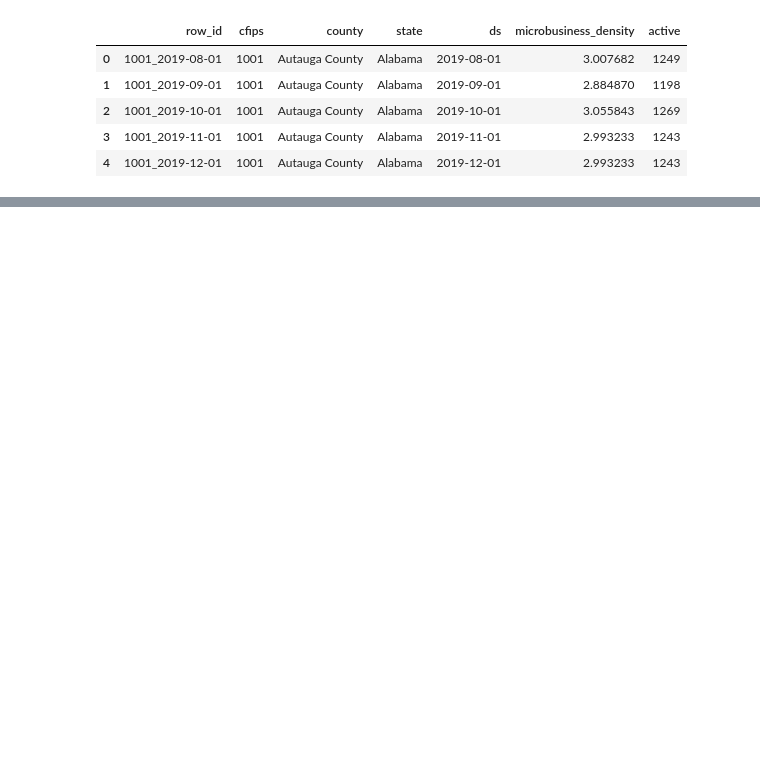
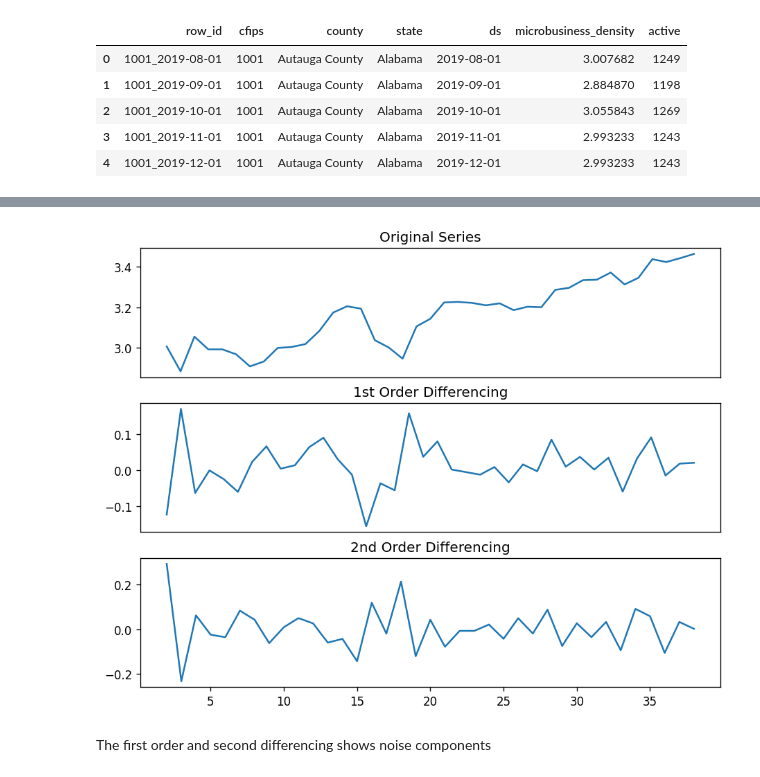
Before and after one commit to pramodhsway/DS-5550-Capstone-Project---Phase-1, a Jupyter notebook: med_risk_solution/univariate_forecasting.ipynb, the cells around one changed output, grey strips where cells are left out. Saved outputs shown, nothing was run; the diff lists cells and outputs as text; code cells hidden in the pictures; blank space fills up the shorter version.

```diff
--- a/med_risk_solution/univariate_forecasting.ipynb
+++ b/med_risk_solution/univariate_forecasting.ipynb
@@ -266,0 +407,2 @@ df_train.head()
+# %%
+df_sample = df_train.loc[df_train['cfips'] == 1001]
@@ -266,0 +547,17 @@ df_train.head()
+# %%
+import numpy as np, pandas as pd
+import matplotlib.pyplot as plt
+plt.rcParams.update({'figure.figsize':(9,7), 'figure.dpi':120})
+
+# Original Series
+fig, (ax1, ax2, ax3) = plt.subplots(3)
+ax1.plot(df_sample.microbusiness_density); ax1.set_title('Original Series'); ax1.axes.xaxis.set_visible(False)
+# 1st Differencing
+ax2.plot(df_sample.microbusiness_density.diff()); ax2.set_title('1st Order Differencing'); ax2.axes.xaxis.set_visible(False)
+# 2nd Differencing
+ax3.plot(df_sample.microbusiness_density.diff().diff()); ax3.set_title('2nd Order Differencing')
+plt.show()
+# %% [output]
+[figure, added]
+# %% [markdown]
+The first order and second differencing shows noise components
```
Also changed, not shown: parts of 32 cells of this notebook, 2 other files.
